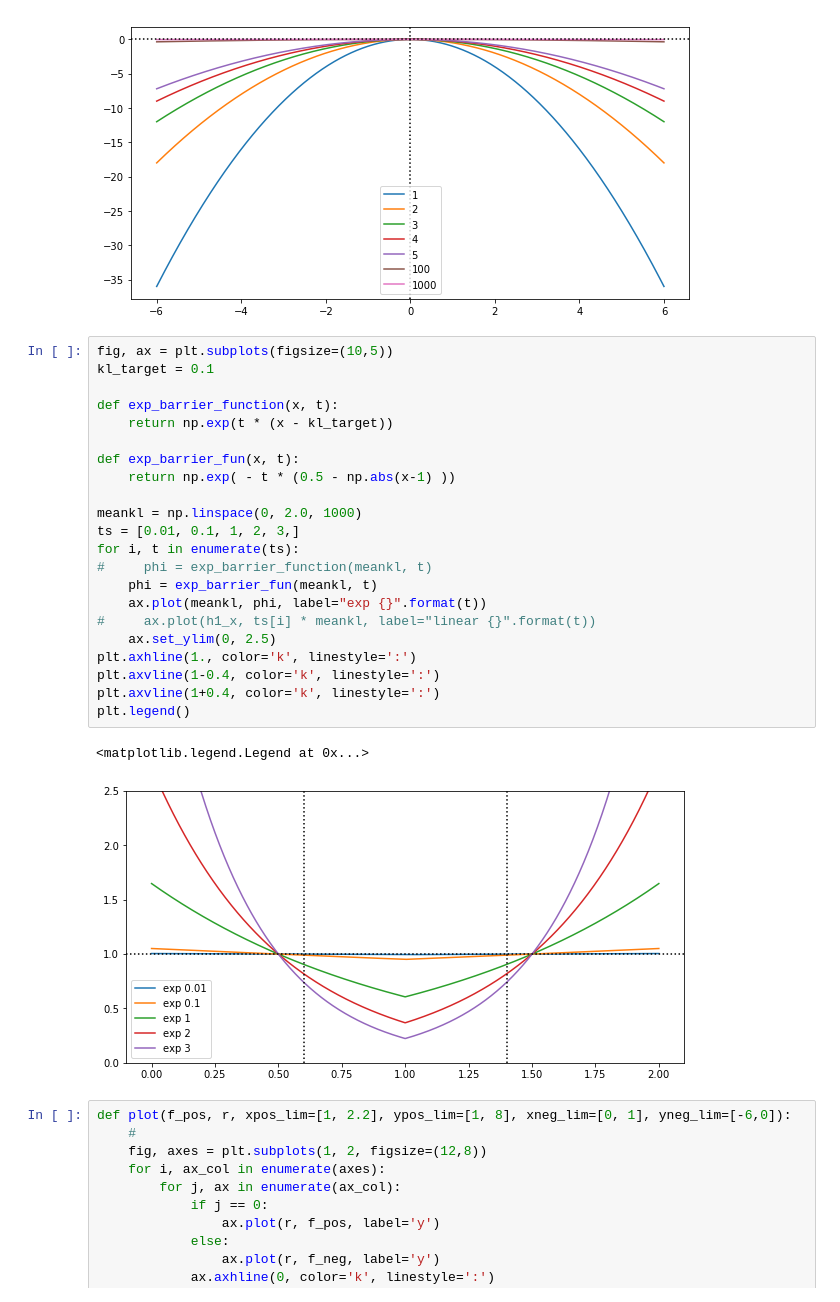
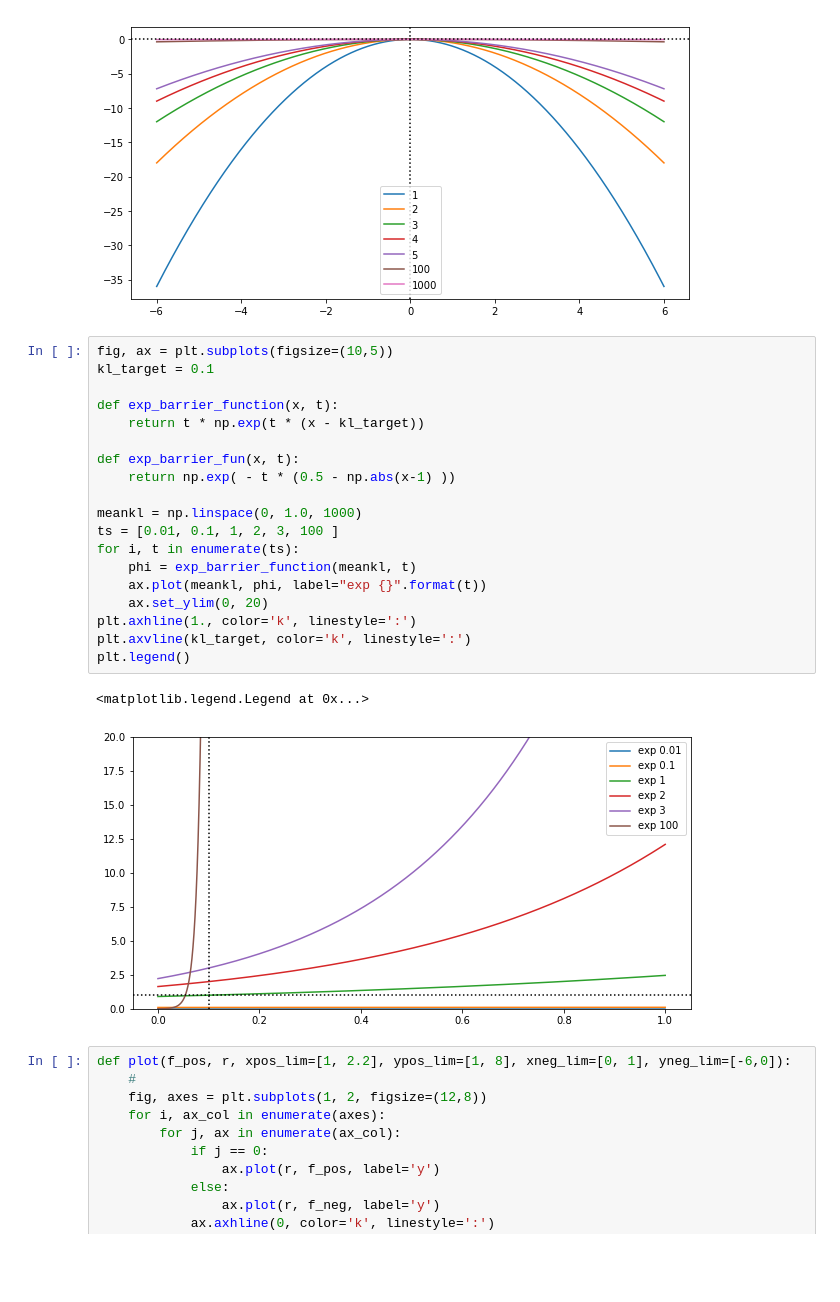
Before and after one commit to yun-long/rl_prototype, a Jupyter notebook: rl/standalone/numpy/BarrierMethod.ipynb, the cells around one changed output. Saved outputs shown, nothing was run; the diff lists cells and outputs as text; blank space fills up the shorter version.

```diff
--- a/rl/standalone/numpy/BarrierMethod.ipynb
+++ b/rl/standalone/numpy/BarrierMethod.ipynb
@@ -187,28 +187,25 @@ plt.legend()
 # %%
 fig, ax = plt.subplots(figsize=(10,5))
 kl_target = 0.1
 
 def exp_barrier_function(x, t):
-    return np.exp(t * (x - kl_target))
+    return t * np.exp(t * (x - kl_target))
 
 def exp_barrier_fun(x, t):
     return np.exp( - t * (0.5 - np.abs(x-1) ))
 
-meankl = np.linspace(0, 2.0, 1000)
-ts = [0.01, 0.1, 1, 2, 3,]
+meankl = np.linspace(0, 1.0, 1000)
+ts = [0.01, 0.1, 1, 2, 3, 100 ]
 for i, t in enumerate(ts):
-#     phi = exp_barrier_function(meankl, t)
-    phi = exp_barrier_fun(meankl, t)
+    phi = exp_barrier_function(meankl, t)
     ax.plot(meankl, phi, label="exp {}".format(t))
-#     ax.plot(h1_x, ts[i] * meankl, label="linear {}".format(t))
-    ax.set_ylim(0, 2.5)
+    ax.set_ylim(0, 20)
 plt.axhline(1., color='k', linestyle=':')
-plt.axvline(1-0.4, color='k', linestyle=':')
-plt.axvline(1+0.4, color='k', linestyle=':')
+plt.axvline(kl_target, color='k', linestyle=':')
 plt.legend()
 # %% [output]
 <matplotlib.legend.Legend at 0x...>
-[figure, old version]
+[figure, new version]
 # %%
 def plot(f_pos, r, xpos_lim=[1, 2.2], ypos_lim=[1, 8], xneg_lim=[0, 1], yneg_lim=[-6,0]):
     #
```
Also changed, not shown: 6 other files.
